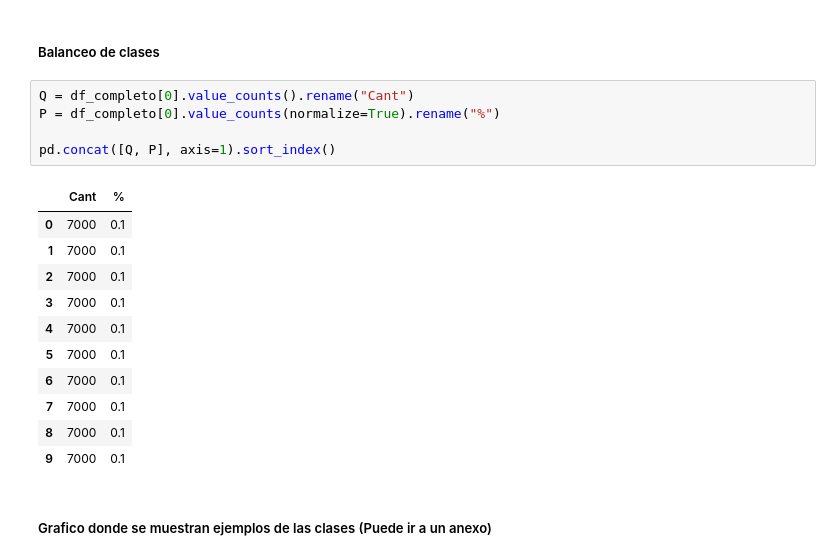
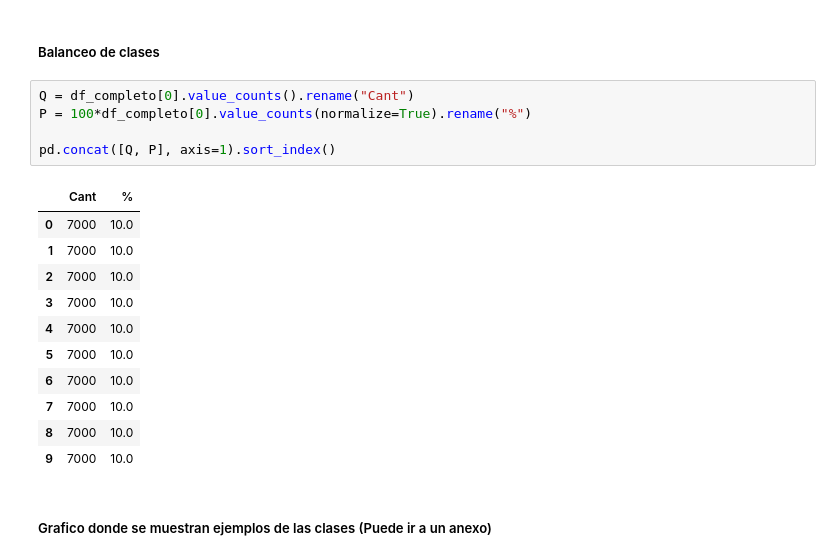
Before and after one commit to mcnanton/tp2AA, a Jupyter notebook: TP2AA.ipynb, the cells around one changed output. Cells and saved outputs as stored; diff of their text form.

```diff
--- a/TP2AA.ipynb
+++ b/TP2AA.ipynb
@@ -140,21 +139,21 @@ Las clases son: [0 1 2 3 4 5 6 7 8 9]
 ##### Balanceo de clases
 # %%
 Q = df_completo[0].value_counts().rename("Cant")
-P = df_completo[0].value_counts(normalize=True).rename("%")
+P = 100*df_completo[0].value_counts(normalize=True).rename("%")
 
 pd.concat([Q, P], axis=1).sort_index()
 # %% [output]
 |  | Cant | % |
-| 0 | 7000 | 0.1 |
-| 1 | 7000 | 0.1 |
-| 2 | 7000 | 0.1 |
-| 3 | 7000 | 0.1 |
-| 4 | 7000 | 0.1 |
-| 5 | 7000 | 0.1 |
-| 6 | 7000 | 0.1 |
-| 7 | 7000 | 0.1 |
-| 8 | 7000 | 0.1 |
-| 9 | 7000 | 0.1 |
+| 0 | 7000 | 10.0 |
+| 1 | 7000 | 10.0 |
+| 2 | 7000 | 10.0 |
+| 3 | 7000 | 10.0 |
+| 4 | 7000 | 10.0 |
+| 5 | 7000 | 10.0 |
+| 6 | 7000 | 10.0 |
+| 7 | 7000 | 10.0 |
+| 8 | 7000 | 10.0 |
+| 9 | 7000 | 10.0 |
 # %% [markdown]
 ##### Grafico donde se muestran ejemplos de las clases (Puede ir a un anexo)
 # %% [markdown]
```
Also changed, not shown: parts of 8 cells of this notebook.
